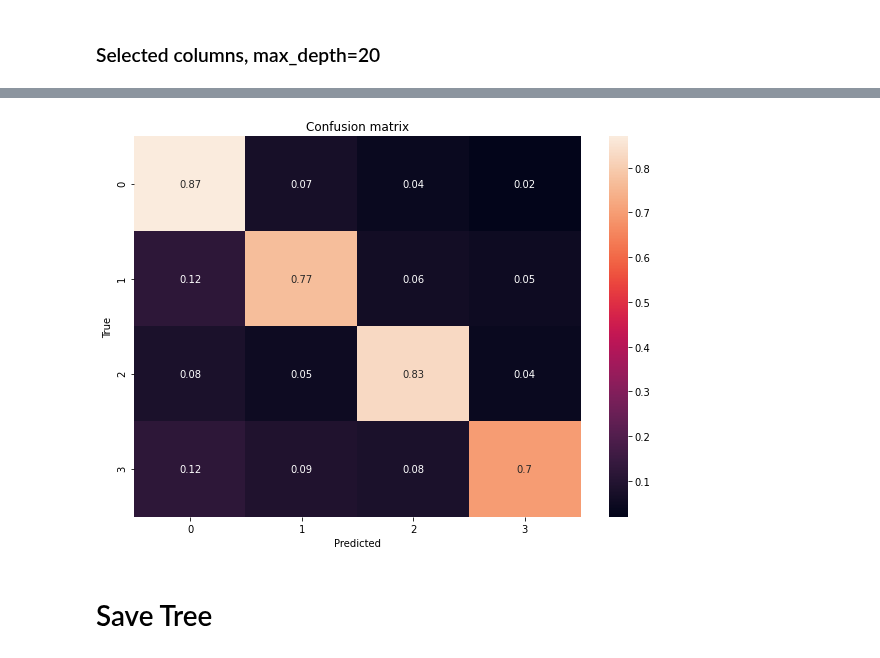
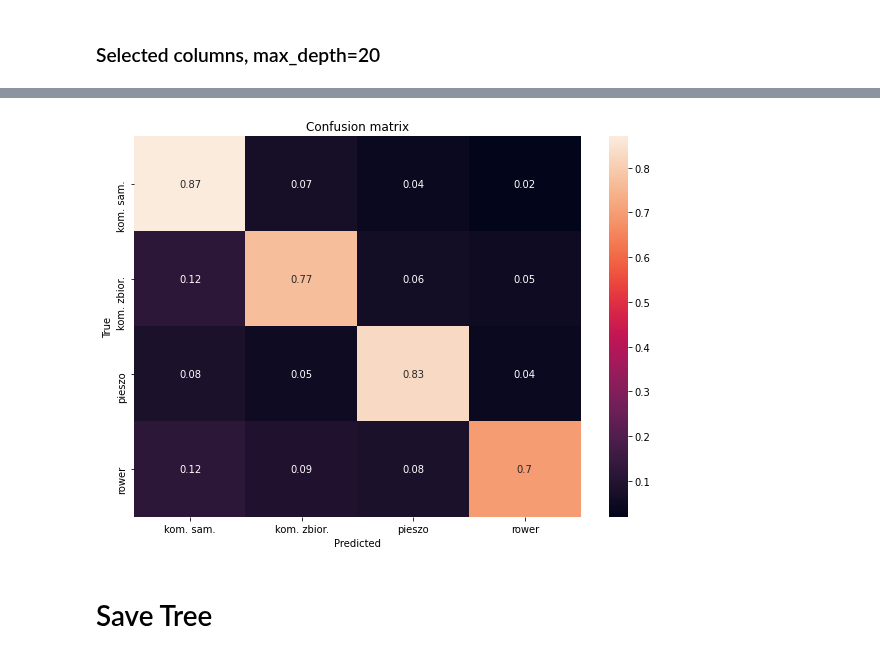
Before and after one commit to AgataSkibinska/urban-mobility-project, a Jupyter notebook: notebooks/tree/tree_2.ipynb, the cells around one changed output, grey strips where cells are left out. Saved outputs shown, nothing was run; the diff lists cells and outputs as text; code cells hidden in the pictures.

```diff
--- a/notebooks/tree/tree_2.ipynb
+++ b/notebooks/tree/tree_2.ipynb
@@ -950,24 +948,24 @@ selected_cols = [
     # 'Liczba dzieci',
     'Przedział wiekowy',
     # 'Płeć',
-    'Samochód',
-    'Rower',
+    'Liczba aut w gosp. dom.',
+    'Liczba rowerów w gosp. dom.',
     'Przebyta odległość'
 ]
 
 subX = X[selected_cols]
 
 subX.columns = [
-    'Wygoda jazdy komunikacją',
-    'Punktualność komunikacji',
+    'Ocena wygody jazdy komunikacją',
+    'Ocena punktualności komunikacji',
     'Ocena systemu rowerowego',
     'Piesze niedogodności',
-    'Liczba osób',
+    'Liczba osób w gosp. dom.',
     # 'Liczba dzieci',
     'Przedział wiekowy',
     # 'Płeć',
-    'Samochód',
-    'Rower',
+    'Liczba aut w gosp. dom.',
+    'Liczba rowerów w gosp. dom.',
     'Przebyta odległość'
 ]
 # %%
@@ -991,22 +989,22 @@ weighted avg       0.82      0.82      0.82      3325
 # %%
 labels = range(4)
 # labels.sort()
 
 con_mat = confusion_matrix(y_test, y_pred)
 con_mat_norm = np.around(con_mat.astype('float') / con_mat.sum(axis=1)[:, np.newaxis], decimals=2)
 
 df_cm = pd.DataFrame(con_mat_norm,
-                     index = labels,
-                     columns = [i for i in labels])
+                     index = ['kom. sam.', 'kom. zbior.', 'pieszo', 'rower'],
+                     columns = ['kom. sam.', 'kom. zbior.', 'pieszo', 'rower'])
 
 plt.figure(figsize = (10,7))
 plt.title("Confusion matrix")
 sn.heatmap(df_cm, annot=True, fmt='g')
 plt.ylabel('True')
 plt.xlabel('Predicted')
 plt.show()
 # %% [output]
-[figure, old version]
+[figure, new version]
 # %%
 fig = go.Figure([go.Bar(x=X_train.columns, y=clf.feature_importances_)])
 fig.update_layout(
```
Also changed, not shown: parts of 16 cells of this notebook, 1 other file.
